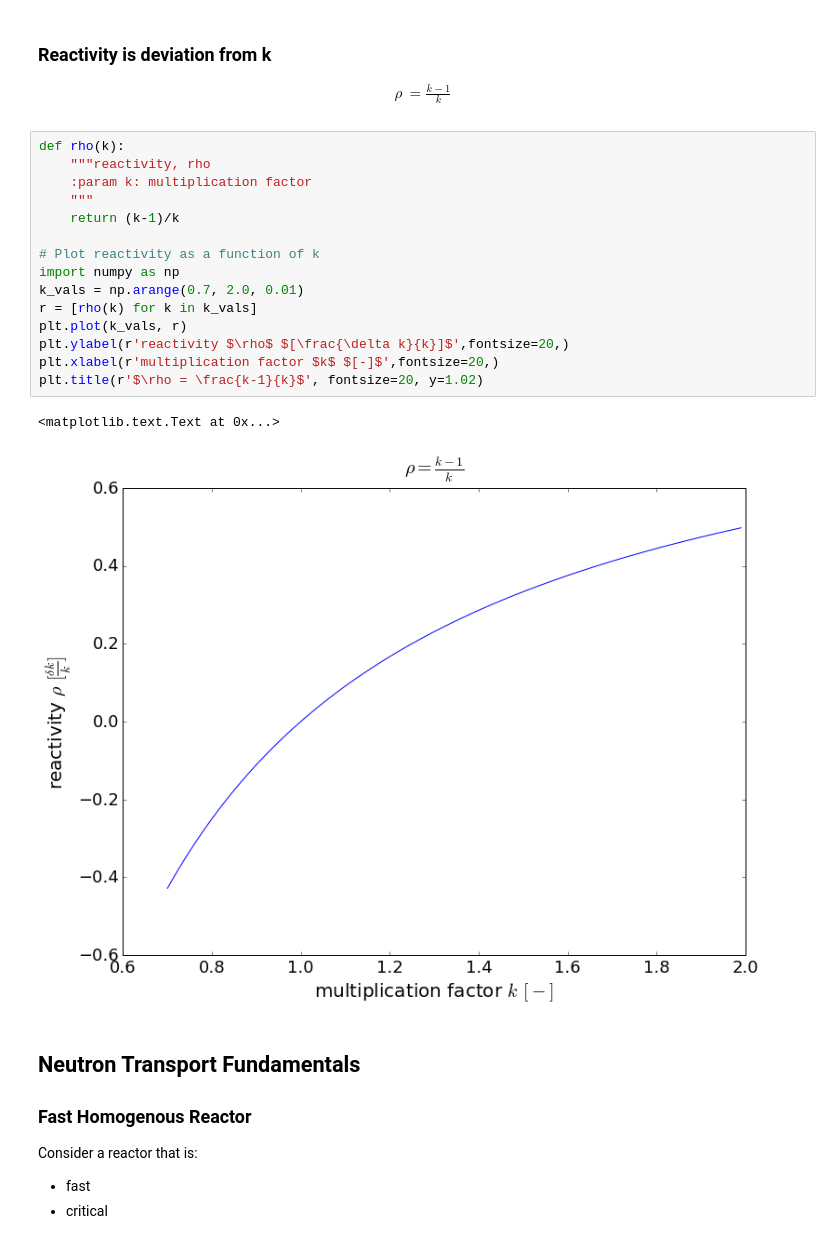
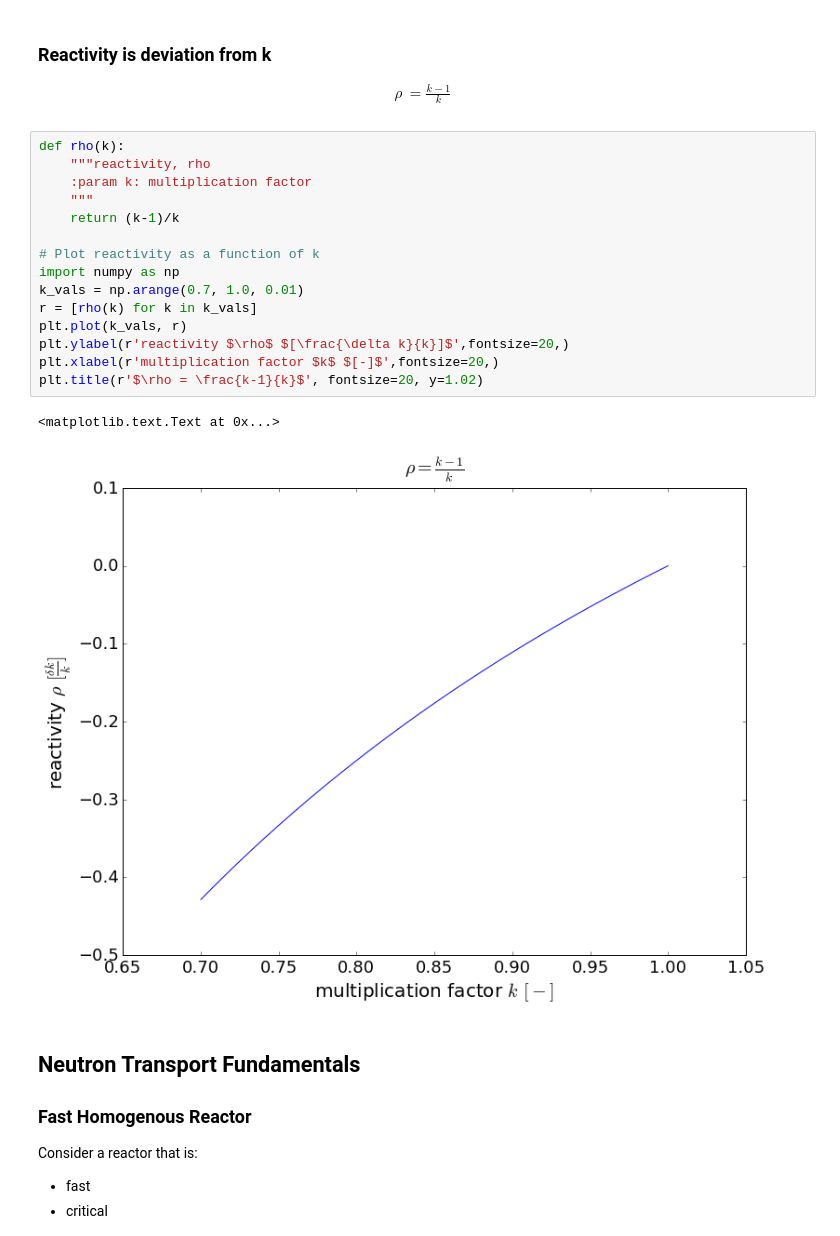
Before and after one commit to katyhuff/npre247, a Jupyter notebook: reactor-physics/transport-fundamentals.ipynb, the cells around one changed output. Cells and saved outputs as stored; diff of their text form.

```diff
--- a/reactor-physics/transport-fundamentals.ipynb
+++ b/reactor-physics/transport-fundamentals.ipynb
@@ -28,21 +28,21 @@ Some fundamentals beyond the life cycle of the fission neutron.
 # %%
 def rho(k):
     """reactivity, rho
     :param k: multiplication factor
     """
     return (k-1)/k
 
 # Plot reactivity as a function of k
 import numpy as np
-k_vals = np.arange(0.7, 2.0, 0.01)
+k_vals = np.arange(0.7, 1.0, 0.01)
 r = [rho(k) for k in k_vals]
 plt.plot(k_vals, r)
 plt.ylabel(r'reactivity $\rho$ $[\frac{\delta k}{k}]$',fontsize=20,)
 plt.xlabel(r'multiplication factor $k$ $[-]$',fontsize=20,)
 plt.title(r'$\rho = \frac{k-1}{k}$', fontsize=20, y=1.02)
 # %% [output]
 <matplotlib.text.Text at 0x...>
-[figure, old version]
+[figure, new version]
 # %% [markdown]
 ## Neutron Transport Fundamentals
 
```
Also changed, not shown: 3 other files.
